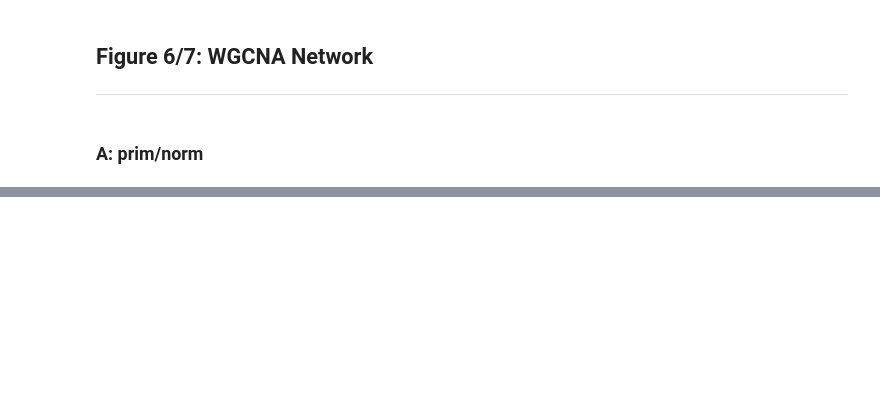
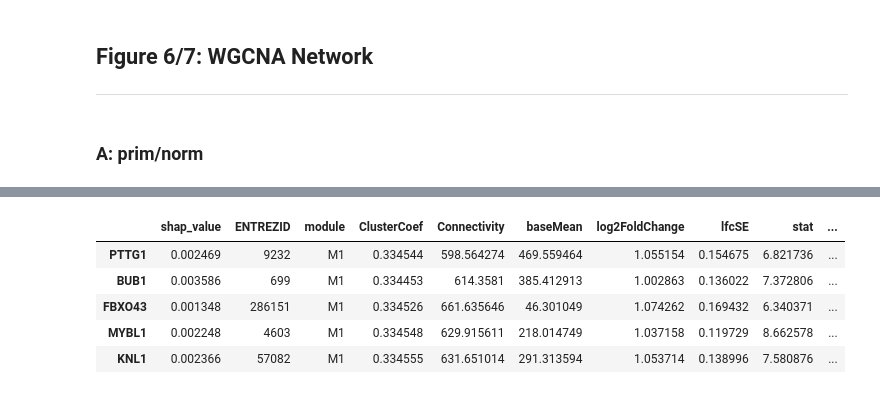
Before and after one commit to CarlosUziel/pca_wgcna_ml, a Jupyter notebook: notebooks/paper_figures.ipynb, the cells around one changed output, grey strips where cells are left out. Saved outputs shown, nothing was run; the diff lists cells and outputs as text; code cells hidden in the pictures; blank space fills up the shorter version.

```diff
--- a/notebooks/paper_figures.ipynb
+++ b/notebooks/paper_figures.ipynb
@@ -308,0 +290,12 @@ plt.savefig(figures_path.joinpath("6_met_prim_wgcna.svg"))
+# %%
+graph_nodes_df = pd.DataFrame(dict(graph.nodes)).transpose().sort_values("module")
+graph_nodes_df["shap_value"] = graph_nodes_df["shap_value"].astype(float)
+graph_nodes_df["log2FoldChange"] = graph_nodes_df["log2FoldChange"].astype(float)
+graph_nodes_df.head()
+# %% [output]
+|  | shap_value | ENTREZID | module | ClusterCoef | Connectivity | baseMean | log2FoldChange | lfcSE | stat | ... |
+| PTTG1 | 0.002469 | 9232 | M1 | 0.334544 | 598.564274 | 469.559464 | 1.055154 | 0.154675 | 6.821736 | ... |
+| BUB1 | 0.003586 | 699 | M1 | 0.334453 | 614.3581 | 385.412913 | 1.002863 | 0.136022 | 7.372806 | ... |
+| FBXO43 | 0.001348 | 286151 | M1 | 0.334526 | 661.635646 | 46.301049 | 1.074262 | 0.169432 | 6.340371 | ... |
+| MYBL1 | 0.002248 | 4603 | M1 | 0.334548 | 629.915611 | 218.014749 | 1.037158 | 0.119729 | 8.662578 | ... |
+| KNL1 | 0.002366 | 57082 | M1 | 0.334555 | 631.651014 | 291.313594 | 1.053714 | 0.138996 | 7.580876 | ... |
```
Also changed, not shown: parts of 20 cells of this notebook.
